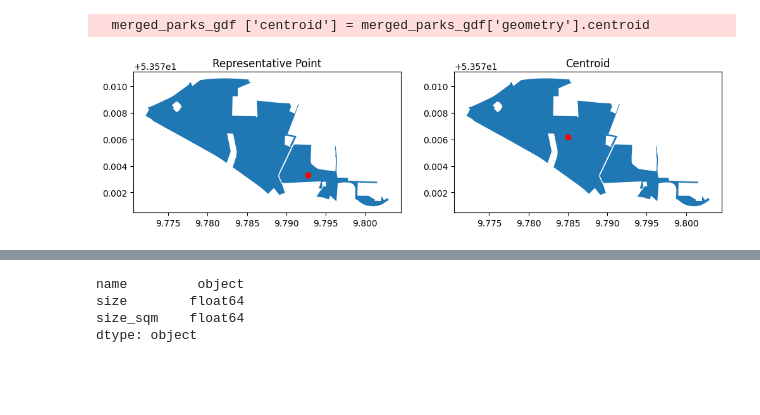
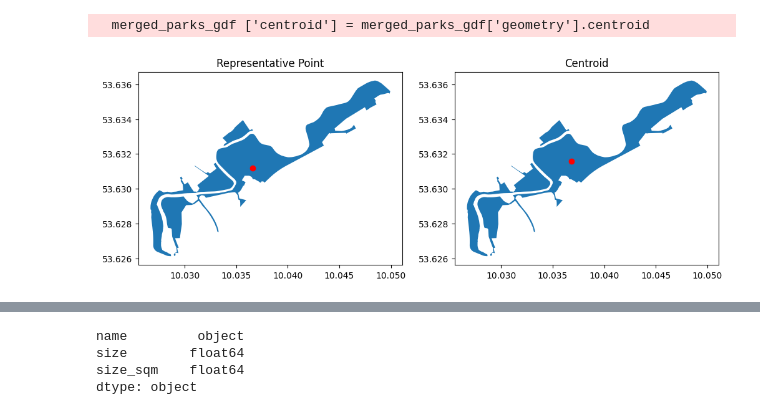
Before and after one commit to NicoLanghans/Master-Thesis, a Jupyter notebook: get_park_data/parks_dataset.ipynb, the cells around one changed output, grey strips where cells are left out. Cells and saved outputs as stored; diff of their text form; code cells hidden in the pictures; blank space fills up the shorter version.

```diff
--- a/get_park_data/parks_dataset.ipynb
+++ b/get_park_data/parks_dataset.ipynb
@@ -49,28 +49,28 @@ merged_parks_gdf ['centroid'] = merged_parks_gdf['geometry'].centroid
   merged_parks_gdf ['centroid'] = merged_parks_gdf['geometry'].centroid
 # %%
 # Testing both alternatives
-park_name = "Waldpark Marienhoehe"
+park_name = "Alsterpark Klein Borstel"
 
 def centroid_comparison(park_name):
     park_comparison_df = merged_parks_gdf.query(f'name == "{park_name}"')
 
     rep_comparison_df = park_comparison_df["representative_point"]
     centroid_comparison_df = park_comparison_df["centroid"]
 
     # Plotting of both alternatives for comparison
     fig, axes = plt.subplots(1, 2, figsize=(12, 6))
 
     park_comparison_df.plot(ax=axes[0])
     rep_comparison_df.plot(ax=axes[0], marker='o', color='red')
 
     park_comparison_df.plot(ax=axes[1])
     centroid_comparison_df.plot(ax=axes[1], marker='o', color='red')
 
     axes[0].set_title('Representative Point')
     axes[1].set_title('Centroid')
 
     plt.show()
 
 centroid_comparison(park_name)
 # %% [output]
-[figure, old version]
+[figure, new version]
```
Also changed, not shown: parts of 6 cells of this notebook, 16 other files.
